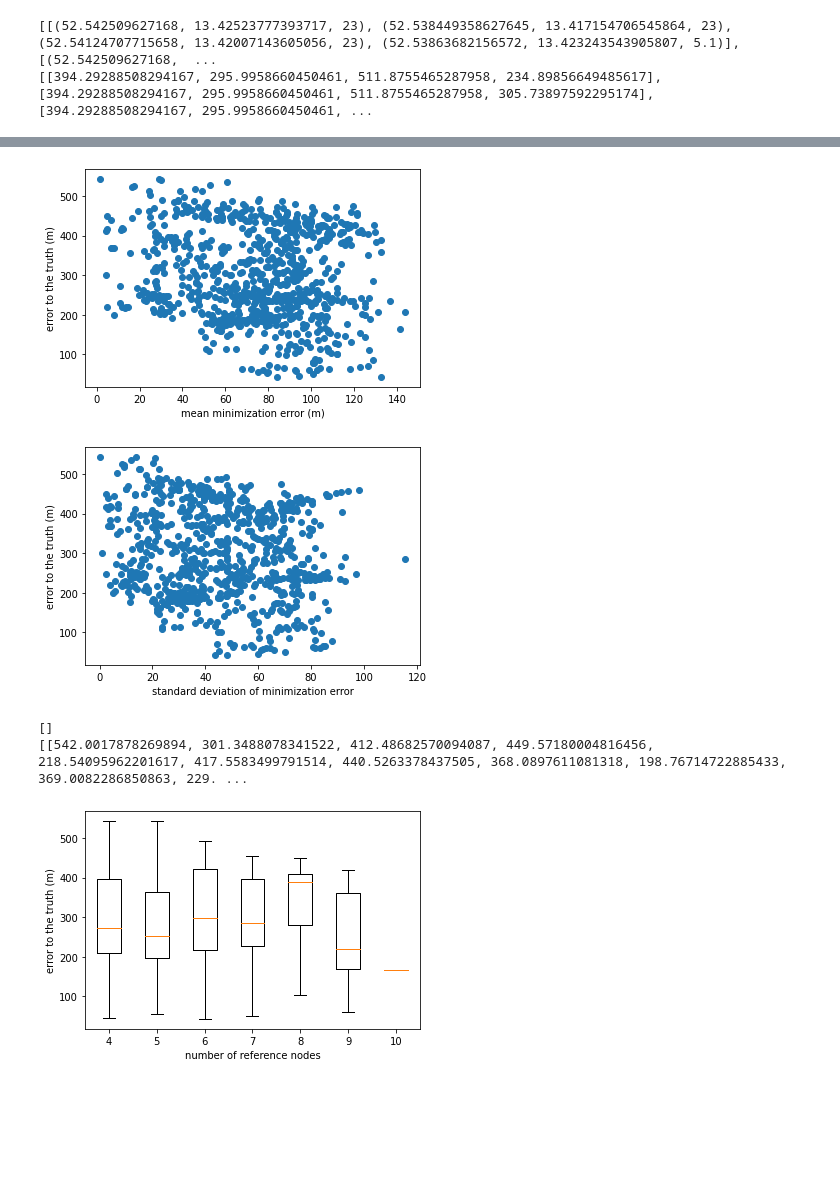
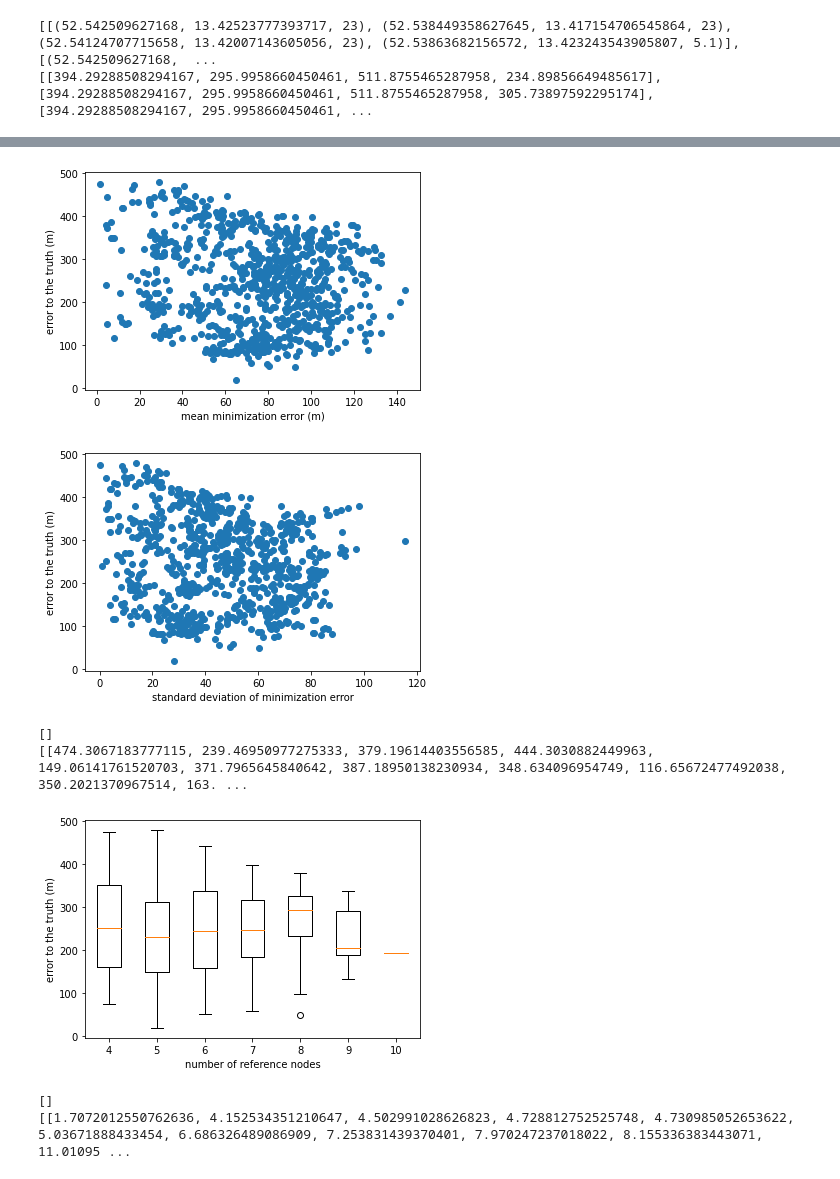
Before and after one commit to kazuyahirotsu/LoRaPos, a Jupyter notebook: simulation/flora_simulation/scripts/multilateration_omnet_huberloss.ipynb, the cells around one changed output, grey strips where cells are left out. Saved outputs shown, nothing was run; the diff lists cells and outputs as text; code cells hidden in the pictures; blank space fills up the shorter version.

```diff
--- a/simulation/flora_simulation/scripts/multilateration_omnet_huberloss.ipynb
+++ b/simulation/flora_simulation/scripts/multilateration_omnet_huberloss.ipynb
@@ -6,7 +6,7 @@ from mpl_toolkits.mplot3d import Axes3D
 import pyproj
 # %%
 # gw100m
-answer_location = (52.53962045830213, 13.419884901364885, 200)
+answer_location = (52.53962045830213, 13.419884901364885, 100)
 source_locations = [(52.542509627168, 13.42523777393717, 23), (52.538449358627645, 13.417154706545864, 23), (52.54124707715658, 13.42007143605056, 23), (52.53863682156572, 13.423243543905807, 5.1), (52.54022829654233, 13.424028618727982, 23), (52.53768690920158, 13.423827698593255, 19), (52.53701243697258, 13.41926365424317, 23), (52.53765506974833, 13.416535624425991, 23), (52.540951204354315, 13.414768595630743, 19), (52.53846109447526, 13.42080118586715, 23)]
 rssi = np.array([-71.63403554811134, -69.09353142802274, -73.94630524200359, -67.04524365136507, -69.38046352414914, -63.81425676768592, -65.51133843649967, -71.99102431036357, -69.9814290434943, -70.69053819851595])
 d = []
@@ -334,35 +334,50 @@ a, b = np.polyfit([item[0] for item in error_answer_minimization], [item[1] for
 #add line of best fit to plot
 # plt.plot(np.array([item[0] for item in error_answer_minimization]), a*np.array([item[0] for item in error_answer_minimization])+b)
 plt.show()
 
 error_answer_minimization.sort(key=lambda item: item[0])
 plt.figure(facecolor="white")
 plt.scatter([item[3] for item in error_answer_minimization], [item[1] for item in error_answer_minimization])
 plt.xlabel("standard deviation of minimization error")
 plt.ylabel("error to the truth (m)")
 
 #find line of best fit
 a, b = np.polyfit([item[3] for item in error_answer_minimization], [item[1] for item in error_answer_minimization], 1)
 
 #add line of best fit to plot
 # plt.plot(np.array([item[0] for item in error_answer_minimization]), a*np.array([item[0] for item in error_answer_minimization])+b)
 plt.show()
 
 plt.figure(facecolor="white")
 error_answer_reference_boxplot = [[] for _ in range(20)]
 print(error_answer_reference_boxplot[0])
 
 for i in range(len(error_answer_minimization)):
     error_answer_reference_boxplot[error_answer_minimization[i][2]-4].append(error_answer_minimization[i][1])
 print(error_answer_reference_boxplot)
 plt.boxplot(error_answer_reference_boxplot[:7])
 plt.xticks([i for i in range(1,8)],[i for i in range(4,11)])
 plt.xlabel("number of reference nodes")
 plt.ylabel("error to the truth (m)")
 plt.show()
+
+plt.figure(facecolor="white")
+error_answer_reference_boxplot = [[] for _ in range(20)]
+print(error_answer_reference_boxplot[0])
+
+for i in range(len(error_answer_minimization)):
+    error_answer_reference_boxplot[error_answer_minimization[i][2]-4].append(error_answer_minimization[i][0])
+print(error_answer_reference_boxplot)
+plt.boxplot(error_answer_reference_boxplot[:7])
+plt.xticks([i for i in range(1,8)],[i for i in range(4,11)])
+plt.xlabel("number of reference nodes")
+plt.ylabel("mean minimization error (m)")
+plt.show()
 # %% [output]
-[figure, old version]
+[figure, new version]
-[figure, old version]
+[figure, new version]
 []
-[[542.0017878269894, 301.3488078341522, 412.48682570094087, 449.57180004816456, 218.54095962201617, 417.5583499791514, 440.5263378437505, 368.0897611081318, 198.76714722885433, 369.0082286850863, 229. ...
+[[474.3067183777115, 239.46950977275333, 379.19614403556585, 444.3030882449963, 149.06141761520703, 371.7965645840642, 387.18950138230934, 348.634096954749, 116.65672477492038, 350.2021370967514, 163. ...
-[figure, old version]
+[figure, new version]
+[]
+[[1.7072012550762636, 4.152534351210647, 4.502991028626823, 4.728812752525748, 4.730985052653622, 5.03671888433454, 6.686326489086909, 7.253831439370401, 7.970247237018022, 8.155336383443071, 11.01095 ...
```
Also changed, not shown: parts of 2 cells of this notebook, 4 other files.
